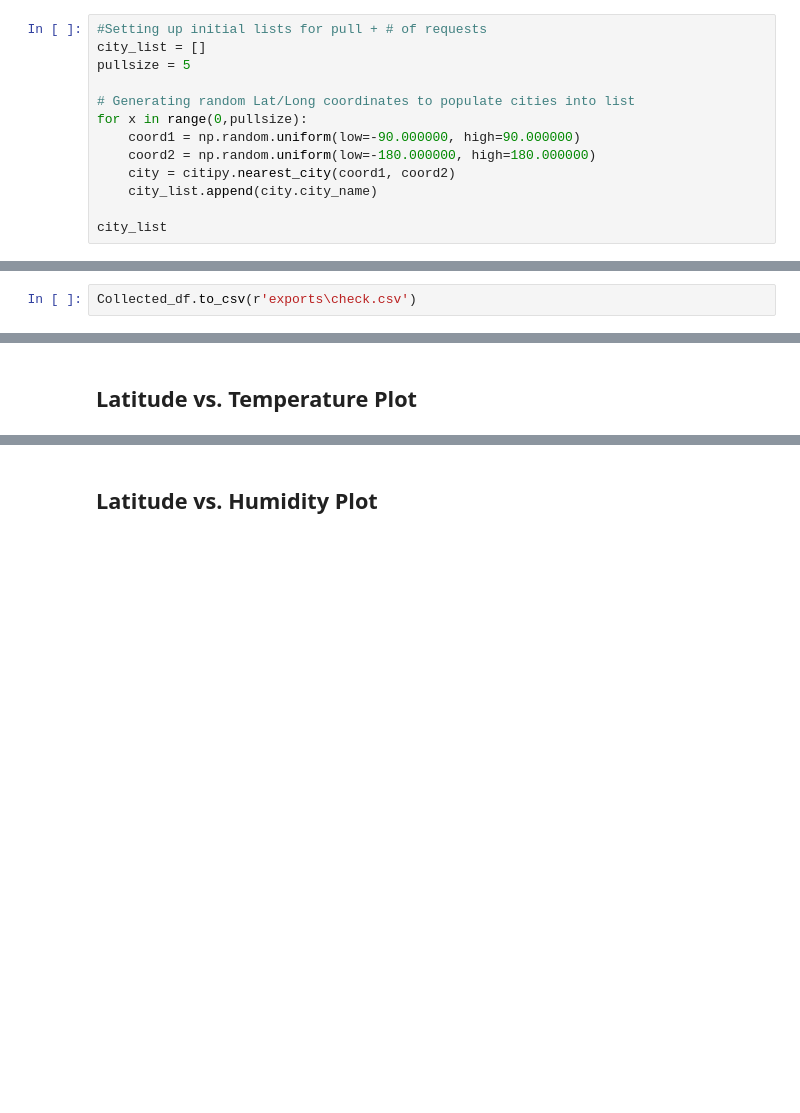
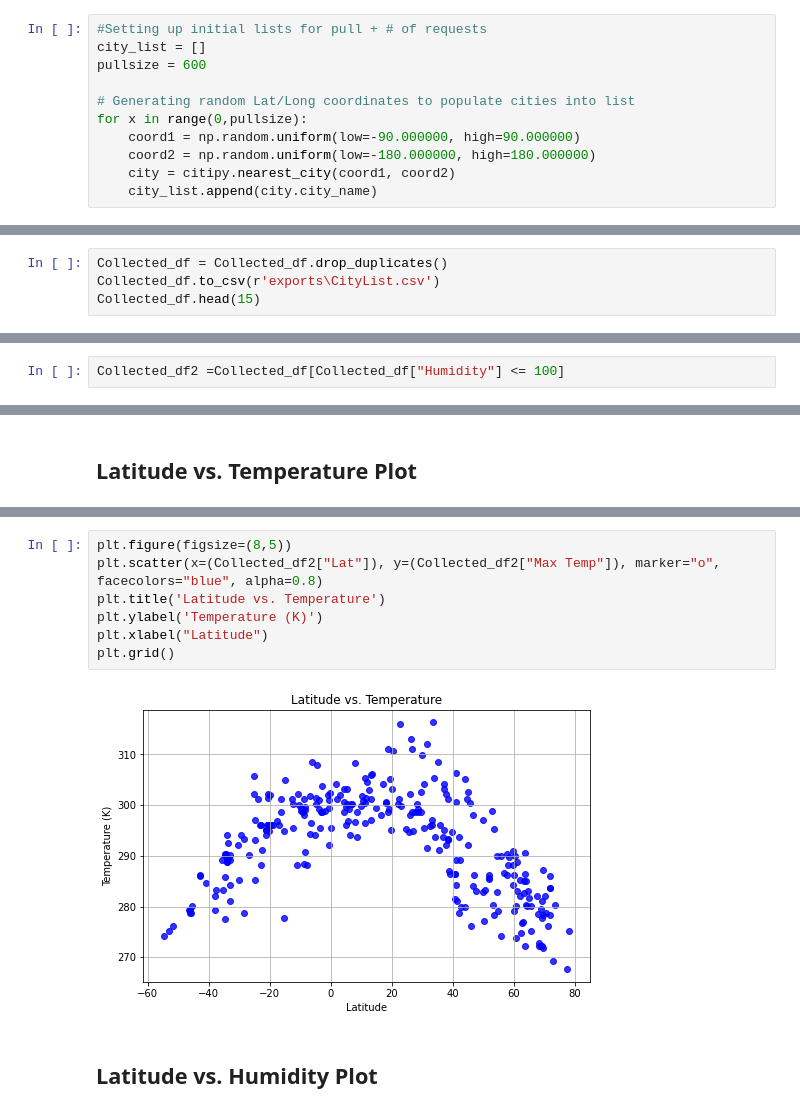
Before and after one commit to Snickett/python-api-challenge, a Jupyter notebook: WeatherPy/WeatherPy.ipynb, the cells around one changed output, grey strips where cells are left out. Drawn from its saved outputs; the diff is of its cells as text; blank space fills up the shorter version.

Commit message:
plots complete

```diff
--- a/WeatherPy/WeatherPy.ipynb
+++ b/WeatherPy/WeatherPy.ipynb
@@ -18,7 +20,7 @@ from citipy import citipy
 # %%
 #Setting up initial lists for pull + # of requests
 city_list = []
-pullsize = 5
+pullsize = 600
 
 # Generating random Lat/Long coordinates to populate cities into list
 for x in range(0,pullsize):
@@ -26,5 +28,3 @@ for x in range(0,pullsize):
     coord2 = np.random.uniform(low=-180.000000, high=180.000000)
     city = citipy.nearest_city(coord1, coord2)
     city_list.append(city.city_name)
-
-city_list
@@ -91,4 +98,6 @@ Data Retrieval Complete
 * Export the city data into a .csv.
 * Display the DataFrame
 # %%
-Collected_df.to_csv(r'exports\check.csv')
+Collected_df = Collected_df.drop_duplicates()
+Collected_df.to_csv(r'exports\CityList.csv')
+Collected_df.head(15)
@@ -115,5 +133,7 @@ Collected_df.to_csv(r'exports\check.csv')
 ## Inspect the data and remove the cities where the humidity > 100%.
 ----
 Skip this step if there are no cities that have humidity > 100%.
+# %%
+Collected_df2 =Collected_df[Collected_df["Humidity"] <= 100]
 # %%
 # %% [output]
@@ -152,2 +161,11 @@ Int64Index([], dtype='int64')
+# %%
+plt.figure(figsize=(8,5))
+plt.scatter(x=(Collected_df2["Lat"]), y=(Collected_df2["Max Temp"]), marker="o", facecolors="blue", alpha=0.8)
+plt.title('Latitude vs. Temperature')
+plt.ylabel('Temperature (K)')
+plt.xlabel("Latitude")
+plt.grid()
+# %% [output]
+[figure, added]
 # %% [markdown]
 ## Latitude vs. Humidity Plot
```
Also changed, not shown: parts of 30 cells of this notebook, 2 other files.
